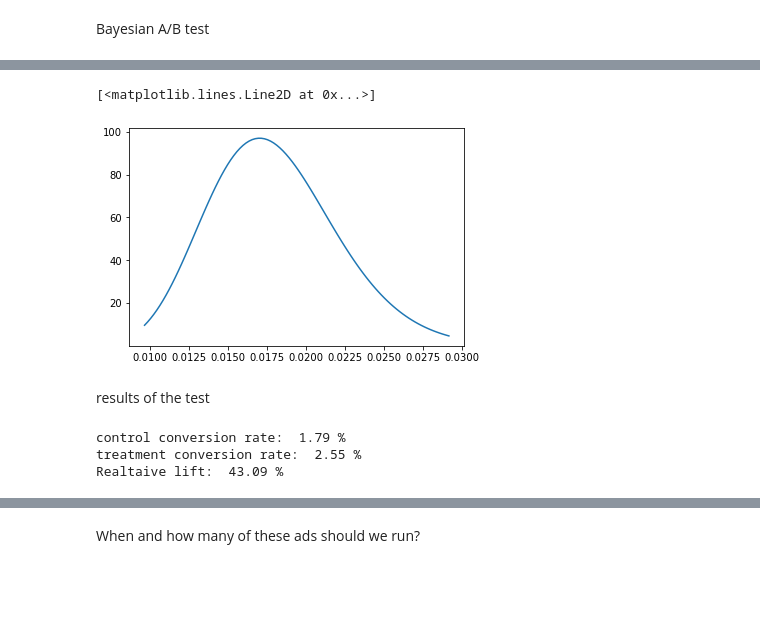
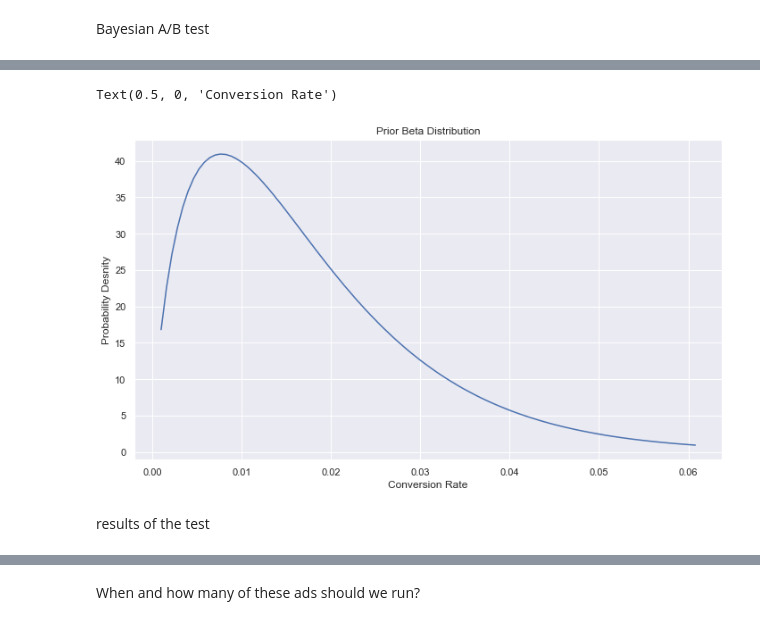
Before and after one commit to jchobanian/marketing-A-B-testing, a Jupyter notebook: marketing_AB.ipynb, the cells around one changed output, grey strips where cells are left out. Saved outputs shown, nothing was run; the diff lists cells and outputs as text; code cells hidden in the pictures; blank space fills up the shorter version.

```diff
--- a/marketing_AB.ipynb
+++ b/marketing_AB.ipynb
@@ -113,0 +105,6 @@ sns.countplot(ax = ax[2],x = 'most ads hour', data = data)
+# %%
+sns.set_style('whitegrid')
+sns.set(rc={'figure.figsize':(20,6)})
+by_shown = sns.countplot(x = 'total ads', data = data)
+by_shown.set(title='Total Ads Seen', xlim=(-.5,72) )
+plt.show(by_shown)
@@ -121,9 +139,13 @@ The number of customers who saw more than 71 adds was: 41296 or approximately 7.
 # %%
+# graph conversion rates for both control and treatment groups
 print(data['test group'].value_counts())
-sns.barplot(data=data, x = data['test group'], y = data['converted'])
-plt.title('Conversion Rates by Test Group')
+sns.set(rc={'figure.figsize':(10,6)})
+total_conversions = sns.barplot(data=data, x = data['test group'], y = data['converted'])
+total_conversions.set(title='Conversion Rates by Test Group')
+total_conversions.set_ylabel('Conversion Rate')
 plt.xticks([0,1],['Control','Treatment'])
 plt.yticks([0.000,0.005,0.010,0.015,0.020,0.025],['0%','0.5%','1.0%','1.5%','2.0%','2.5%'])
+plt.show(total_conversions)
 # %% [output]
 1    564577
 0     23524
@@ -286,22 +286,20 @@ alternatively, we can assume that we previously believed that 15 out of every 10
 # %%
-prior_alpha = 18
-prior_beta = 982
+# create and graph a beta distribution to represent our prior assumptions based on the baseline found earlier
+sns.set(rc={'figure.figsize':(10,6)})
+
+prior_alpha = 1.76
+prior_beta = 98.24
 fig, ax = plt.subplots(1, 1)
 x = np.linspace(stats.beta.ppf(0.01, prior_alpha, prior_beta),
                 stats.beta.ppf(0.99, prior_alpha, prior_beta), 100)
 ax.plot(x, stats.beta.pdf(x, prior_alpha, prior_beta))
+ax.set(title = 'Prior Beta Distribution')
+ax.set_ylabel('Probability Desnity')
+ax.set_xlabel('Conversion Rate')
 # %% [output]
-[<matplotlib.lines.Line2D at 0x...>]
+Text(0.5, 0, 'Conversion Rate')
-[figure, old version]
+[figure, new version]
 # %% [markdown]
 results of the test
-# %%
-print('control conversion rate: ', format(data[data['test group']==0]['converted'].mean()*100,'.2f'),'%')
-print('treatment conversion rate: ', format(data[data['test group']==1]['converted'].mean()*100, '.2f'),'%')
-print('Realtaive lift: ',format((data[data['test group']==1]['converted'].mean()/data[data['test group']==0]['converted'].mean()*100)-100,'.2f'), '%')
-# %% [output]
-control conversion rate:  1.79 %
-treatment conversion rate:  2.55 %
-Realtaive lift:  43.09 %
 # %%
 # using minimum sample size
```
Also changed, not shown: parts of 52 cells of this notebook.
